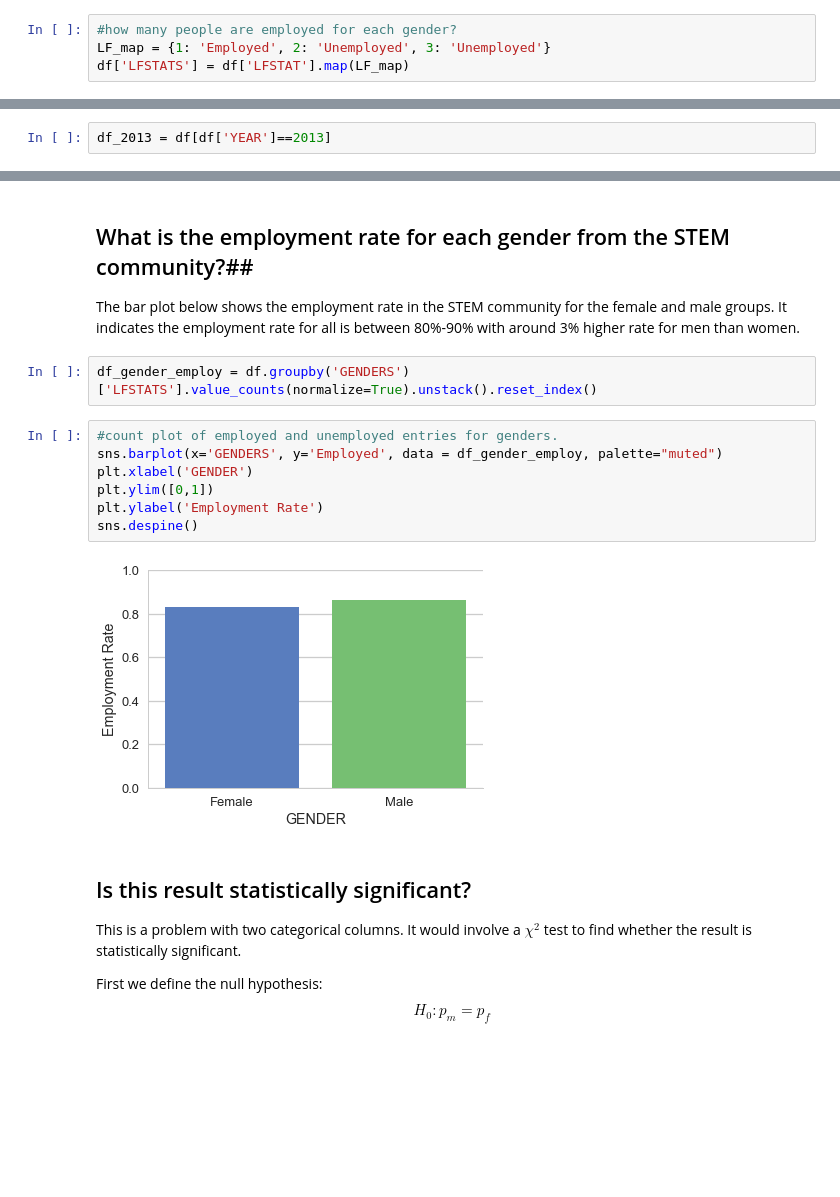
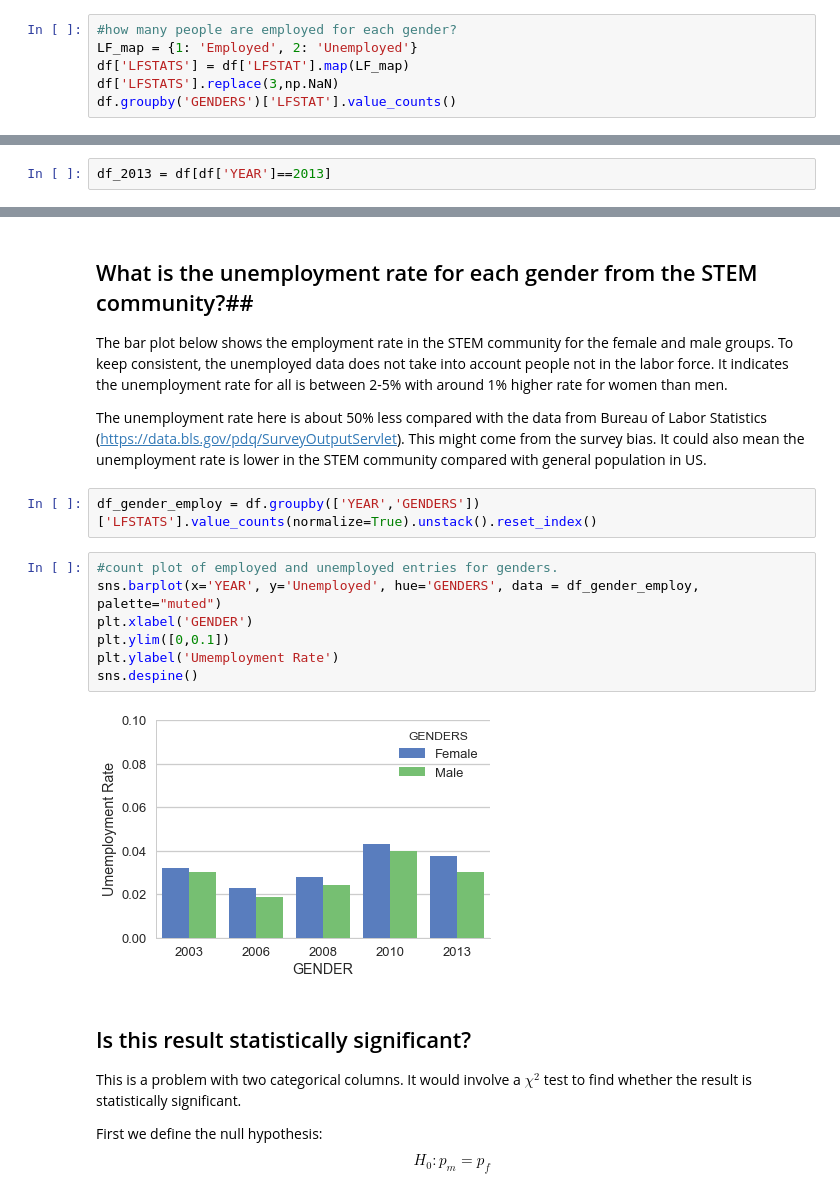
Before and after one commit to shuojiashi/women_in_stem, a Jupyter notebook: notebooks/Female_STEM_career_stats.ipynb, the cells around one changed output, grey strips where cells are left out. Cells and saved outputs as stored; diff of their text form; blank space fills up the shorter version.

Commit message:
modify unemployment rate

```diff
--- a/notebooks/Female_STEM_career_stats.ipynb
+++ b/notebooks/Female_STEM_career_stats.ipynb
@@ -66,5 +66,7 @@ race_map = {1: 'Asian', 2: 'White', 3: 'Other Minorities', 4: 'Other'}
 df['RACES'] = df['RACETH'].map(race_map)
 # %%
 #how many people are employed for each gender?
-LF_map = {1: 'Employed', 2: 'Unemployed', 3: 'Unemployed'}
+LF_map = {1: 'Employed', 2: 'Unemployed'}
 df['LFSTATS'] = df['LFSTAT'].map(LF_map)
+df['LFSTATS'].replace(3,np.NaN)
+df.groupby('GENDERS')['LFSTAT'].value_counts()
@@ -124,17 +144,19 @@ df_2013 = df[df['YEAR']==2013]
 # %% [markdown]
-## What is the employment rate for each gender from the STEM community?##
-The bar plot below shows the employment rate in the STEM community for the female and male groups. It indicates the employment rate for all is between 80%-90% with around 3% higher rate for men than women.
+## What is the unemployment rate for each gender from the STEM community?##
+The bar plot below shows the employment rate in the STEM community for the female and male groups. To keep consistent, the unemployed data does not take into account people not in the labor force. It indicates the unemployment rate for all is between 2-5% with around 1% higher rate for women than men.
+
+The unemployment rate here is about 50% less compared with the data from Bureau of Labor Statistics (https://data.bls.gov/pdq/SurveyOutputServlet). This might come from the survey bias. It could also mean the unemployment rate is lower in the STEM community compared with general population in US.
 # %%
-df_gender_employ = df.groupby('GENDERS')['LFSTATS'].value_counts(normalize=True).unstack().reset_index()
+df_gender_employ = df.groupby(['YEAR','GENDERS'])['LFSTATS'].value_counts(normalize=True).unstack().reset_index()
 # %%
 #count plot of employed and unemployed entries for genders.
-sns.barplot(x='GENDERS', y='Employed', data = df_gender_employ, palette="muted")
+sns.barplot(x='YEAR', y='Unemployed', hue='GENDERS', data = df_gender_employ, palette="muted")
 plt.xlabel('GENDER')
-plt.ylim([0,1])
-plt.ylabel('Employment Rate')
+plt.ylim([0,0.1])
+plt.ylabel('Umemployment Rate')
 sns.despine()
 # %% [output]
-[figure, old version]
+[figure, new version]
 # %% [markdown]
 ## Is this result statistically significant? ##
 
```
Also changed, not shown: parts of 19 cells of this notebook.
